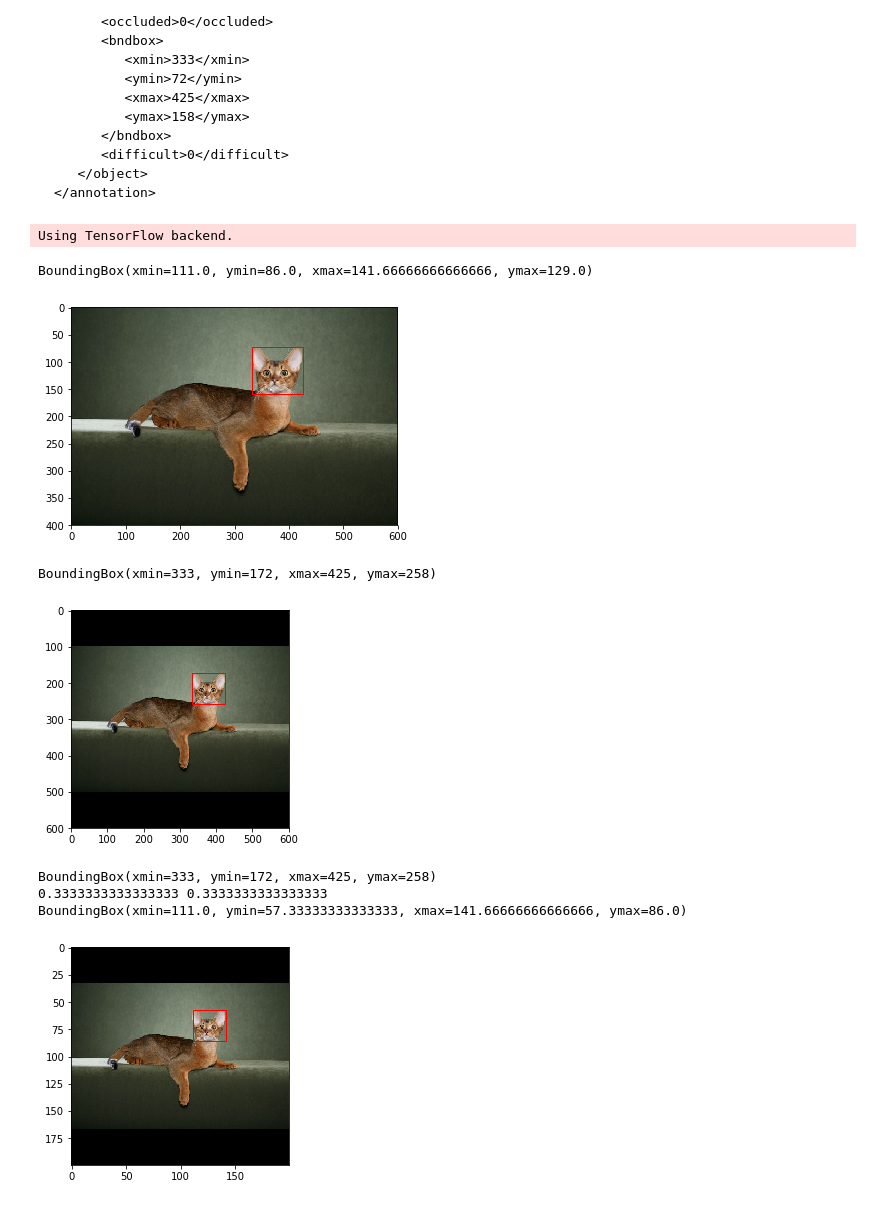
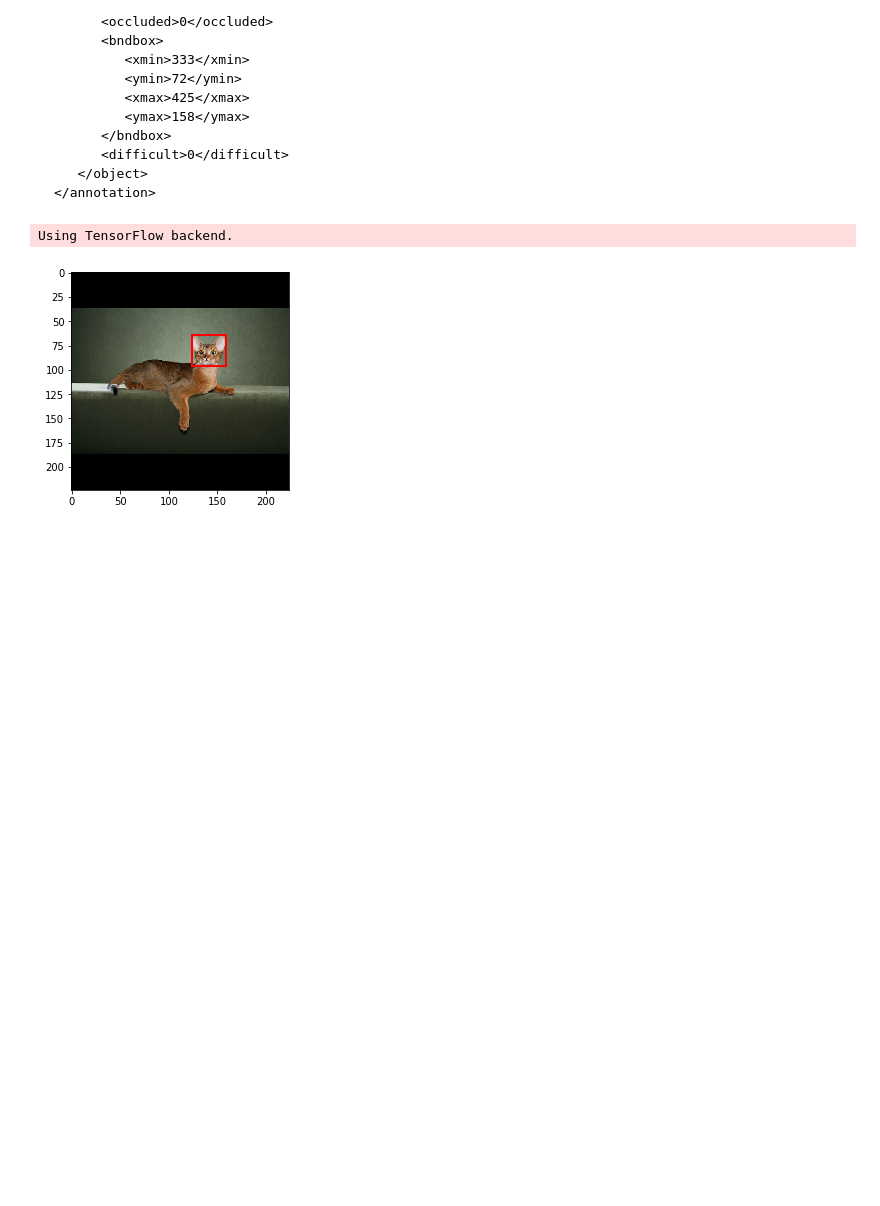
Before and after one commit to Tebs-Lab/intro-to-deep-learning, a Jupyter notebook: 04-convolutional-neural-networks/05-object-localization.ipynb, the cells around one changed output. Drawn from its saved outputs; the diff is of its cells as text; code cells hidden in the pictures; blank space fills up the shorter version.

```diff
--- a/04-convolutional-neural-networks/05-object-localization.ipynb
+++ b/04-convolutional-neural-networks/05-object-localization.ipynb
@@ -113,7 +115,7 @@ PATH_TO_CLASS_LIST = 'pets_dataset/annotations/list.txt'
 PATH_TO_XML_ANNOTATIONS = 'pets_dataset/annotations/xmls'
 
 # Change if you wish.
-TARGET_SIZE = (200, 200)
+TARGET_SIZE = (224, 224)
 # %%
 # Just to make the code a bit easier to read.
 BoundingBox = namedtuple('BoundingBox', 'xmin ymin xmax ymax')
@@ -207,7 +213,7 @@ def prepare_sample_from_name(sample_name):
 # %%
 # Given the image data, plot the data with the bounding box.
 # for testing/verification purposes.
-def plot_with_box(image_data, bounding_box):
+def plot_with_box(image_data, bounding_box, compare_box=None):
     # Create figure and axes
     fig,ax = plt.subplots(1)
 
@@ -215,27 +221,30 @@ def plot_with_box(image_data, bounding_box):
     ax.imshow(image_data)
 
     # Create a Rectangle patch.
-    rect = patches.Rectangle((bounding_box.xmin, bounding_box.ymin),
+    rect_red = patches.Rectangle((bounding_box.xmin, bounding_box.ymin),
                              bounding_box.xmax - bounding_box.xmin,
                              bounding_box.ymax - bounding_box.ymin,
-                             linewidth=1, edgecolor='r', facecolor='none')
+                             linewidth=2, edgecolor='r', facecolor='none')
 
     # Add the patch to the Axes
-    ax.add_patch(rect)
+    ax.add_patch(rect_red)
+
+    if compare_box is not None:
+        rect_blue = patches.Rectangle((bounding_box.xmin, bounding_box.ymin),
+                             compare_box.xmax - compare_box.xmin,
+                             compare_box.ymax - compare_box.ymin,
+                             linewidth=2, edgecolor='b', facecolor='none')
+
+        # Add the patch to the Axes
+        ax.add_patch(rect_blue)
 
     plt.show()
 # %%
+# Lets take a look at what we've done:
 sample_name = 'Abyssinian_1'
 species = 1
 
-image, bounding_box = prepare_sample_from_name(sample_name, species)
+image, bounding_box = prepare_sample_from_name(sample_name)
 plot_with_box(image, bounding_box)
 # %% [output]
-BoundingBox(xmin=111.0, ymin=86.0, xmax=141.66666666666666, ymax=129.0)
-[figure, old version]
+[figure, new version]
-BoundingBox(xmin=333, ymin=172, xmax=425, ymax=258)
-[figure, removed]
-BoundingBox(xmin=333, ymin=172, xmax=425, ymax=258)
-0.3333333333333333 0.3333333333333333
-BoundingBox(xmin=111.0, ymin=57.33333333333333, xmax=141.66666666666666, ymax=86.0)
-[figure, removed]
```
Also changed, not shown: parts of 10 cells of this notebook, 1 other file.
